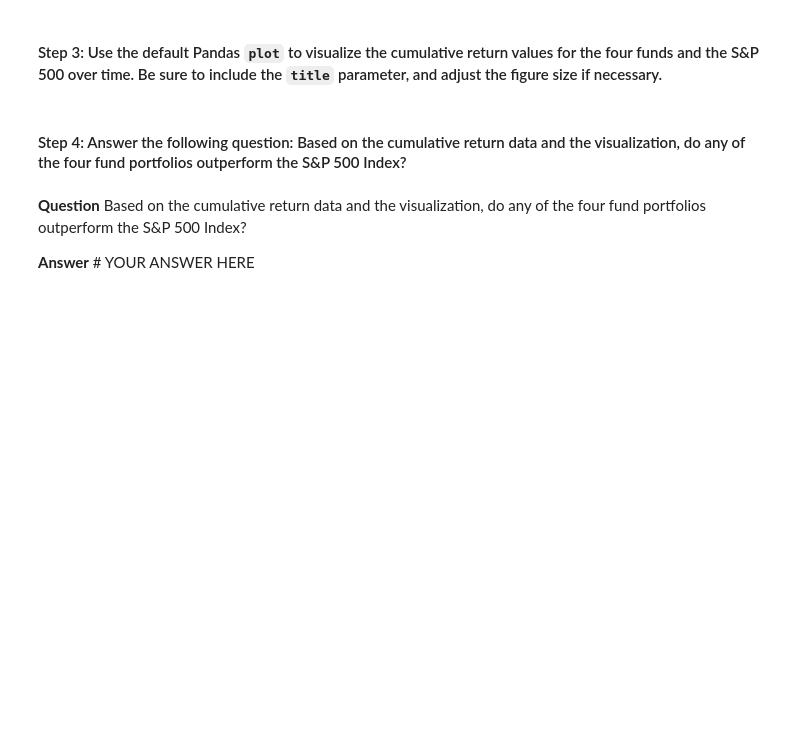
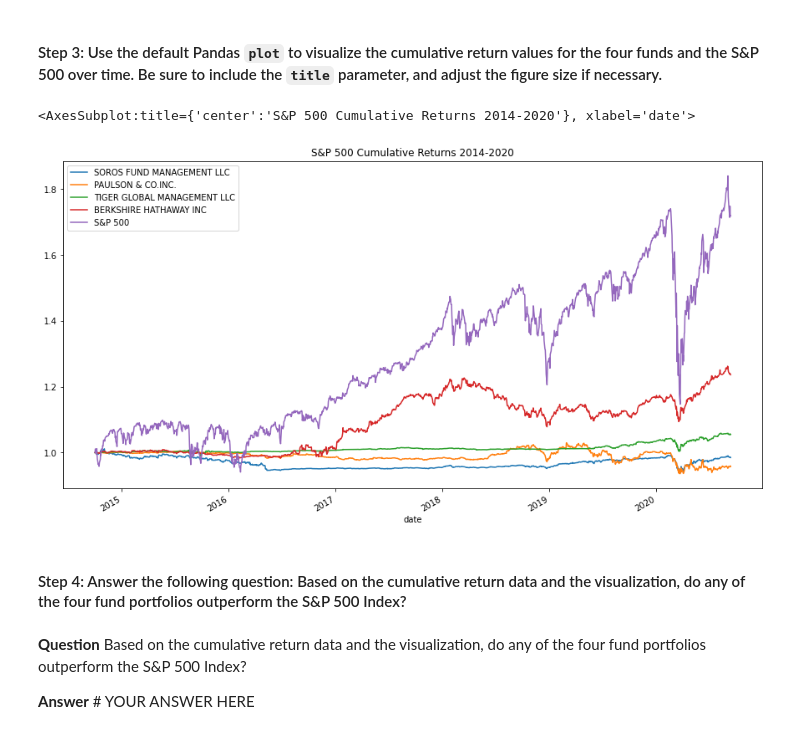
Before and after one commit to EGeorge2021r/Challenge4_Repo, a Jupyter notebook: Starter_Code/risk_return_analysis.ipynb, the cells around one changed output. Drawn from its saved outputs; the diff is of its cells as text; code cells hidden in the pictures; blank space fills up the shorter version.

```diff
--- a/Starter_Code/risk_return_analysis.ipynb
+++ b/Starter_Code/risk_return_analysis.ipynb
@@ -134,5 +233,5 @@ Analyze the data to determine if any of the portfolios outperform the broader st
 #### Step 2: Use the Pandas `cumprod` function to calculate the cumulative returns for the four fund portfolios and the S&P 500. Review the last five rows of the cumulative returns DataFrame by using the Pandas `tail` function.
 # %%
 # Calculate and plot the cumulative returns of the 4 fund portfolios and the S&P 500
-# Review the last 5 rows of the cumulative returns DataFrame
-# YOUR CODE HERE
+cumulative_returns = (1 + daily_returns).cumprod()
+cumulative_returns
@@ -141,4 +267,7 @@ Analyze the data to determine if any of the portfolios outperform the broader st
 # %%
 # Visualize the cumulative returns using the Pandas plot function
 # Include a title parameter and adjust the figure size
-# YOUR CODE HERE
+cumulative_returns.plot(figsize=(15,8), title="S&P 500 Cumulative Returns 2014-2020")
+# %% [output]
+<AxesSubplot:title={'center':'S&P 500 Cumulative Returns 2014-2020'}, xlabel='date'>
+[figure, added]
```
Also changed, not shown: parts of 21 cells of this notebook, 1 other file.
